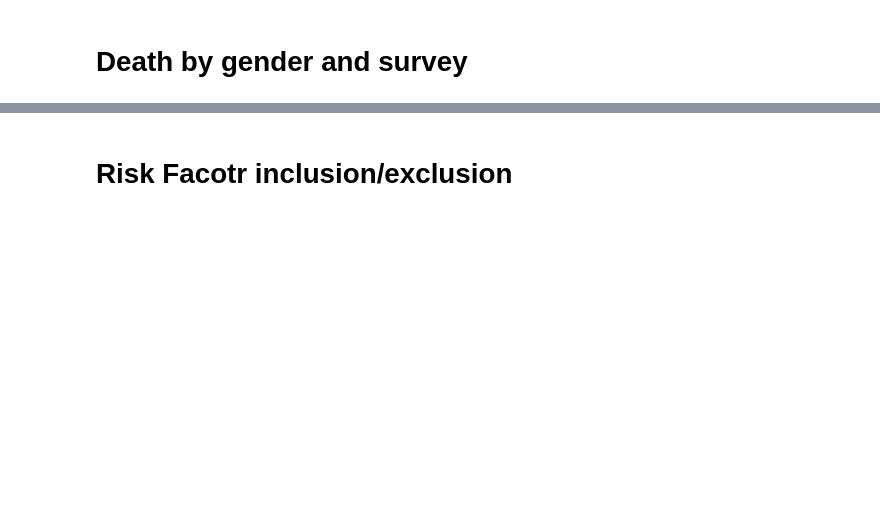
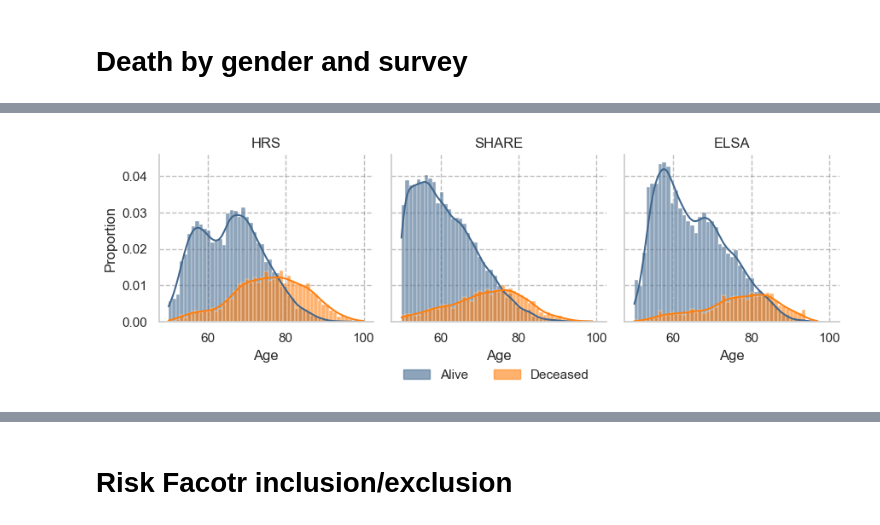
Before and after one commit to vallerrr/Mortality_prediction_cross_countries, a Jupyter notebook: data_inspection.ipynb, the cells around one changed output, grey strips where cells are left out. Cells and saved outputs as stored; diff of their text form; code cells hidden in the pictures; blank space fills up the shorter version.

```diff
--- a/data_inspection.ipynb
+++ b/data_inspection.ipynb
@@ -104,0 +109,56 @@ plt.savefig('graphs/data_description/age_distribution_with_death.pdf')
+# %%
+import matplotlib.pyplot as plt
+import seaborn as sns
+import matplotlib.patches as mpatches
+
+sns.set(style="whitegrid")
+
+fig, ax = plt.subplots(1, 3, figsize=(9, 3), sharey=True, sharex=True)
+axs = ax.flatten()
+
+for i, dataset in enumerate(['HRS', 'SHARE', 'ELSA']):
+    # Load dataset
+    df = params.data_reader(dataset=dataset, source='us', bio=False)
+
+    # Plot relative histogram (proportions)
+    sns.histplot(
+        data=df,
+        x='age',
+        hue='death',
+        hue_order=[1, 0],  # Ensure consistent colors
+        ax=axs[i],
+        stat='probability',  # <-- relative proportions
+        kde=True,
+        alpha=0.6,
+        palette={0: colors['blue'], 1: colors['orange']},
+        bins=df['age'].nunique() if dataset=='HRS' else df['age'].nunique()
+    )
+
+    # Formatting
+    axs[i].set_title(f'{dataset}')
+    axs[i].set_xlabel('Age')
+    axs[i].set_ylabel('Proportion')
+    axs[i].spines['top'].set_visible(False)
+    axs[i].spines['right'].set_visible(False)
+    axs[i].grid(axis='y', color='gray', linestyle='--', linewidth=1, alpha=0.5)
+    axs[i].grid(axis='x', color='gray', linestyle='--', linewidth=1, alpha=0.5)
+    axs[i].get_legend().remove()
+
+# Legend patches
+alive_patch = mpatches.Patch(color=colors['blue'], label='Alive', alpha=0.6)
+deceased_patch = mpatches.Patch(color=colors['orange'], label='Deceased', alpha=0.6)
+
+# Create a single legend at the bottom
+fig.legend(
+    handles=[alive_patch, deceased_patch],
+    loc='lower center',
+    ncol=2,
+    bbox_to_anchor=(0.53, -0.06),
+    frameon=False
+)
+
+# Final layout
+fig.tight_layout()
+plt.savefig('graphs/data_description/age_distribution_with_death_relative.pdf', bbox_inches='tight')
+# %% [output]
+[figure, added]
```
Also changed, not shown: parts of 7 cells of this notebook, 5 other files.
